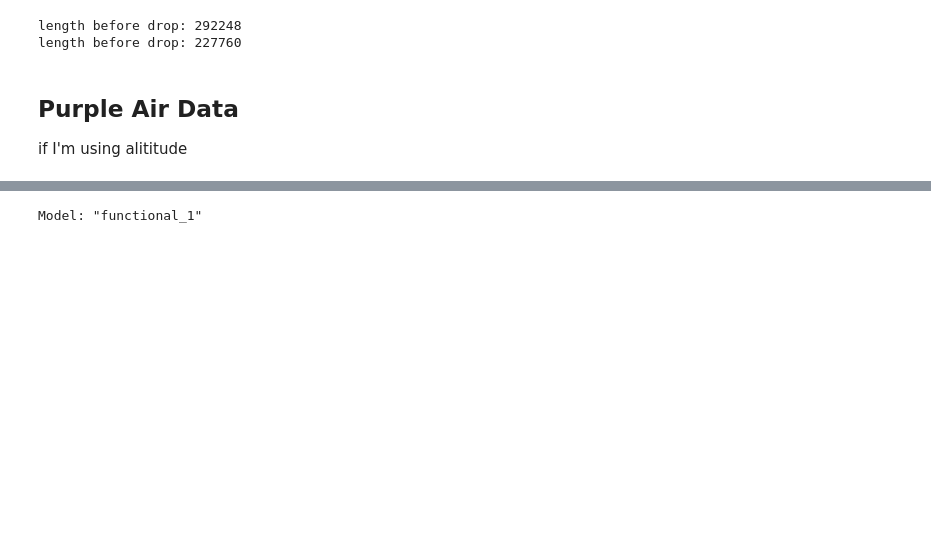
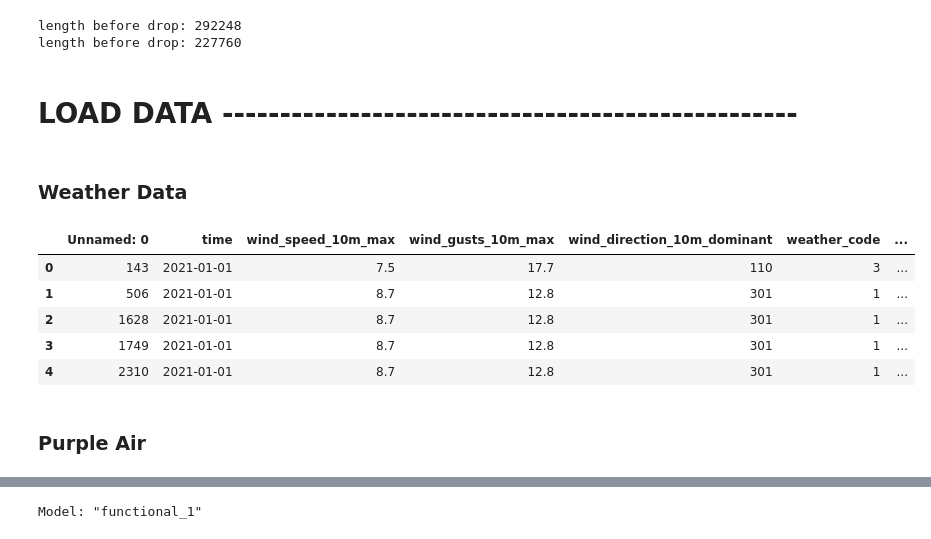
Before and after one commit to jaredfeldman/AI4AQ, a Jupyter notebook: flask_app/jupyter/sensor_ai_generator.ipynb, the cells around one changed output, grey strips where cells are left out. Cells and saved outputs as stored; diff of their text form; code cells hidden in the pictures; blank space fills up the shorter version.

```diff
--- a/flask_app/jupyter/sensor_ai_generator.ipynb
+++ b/flask_app/jupyter/sensor_ai_generator.ipynb
@@ -221,6 +230,3 @@ wind_df_C_2021 =''
 wind_df_E_2022 = ''
 
 #df_wind_2021_2023.to_csv('../static/data/df_wind_2021_2023.csv')
-# %% [markdown]
-## Purple Air Data
-if I'm using alititude
@@ -233,0 +233,16 @@ df_sensors['date'] = pd.to_datetime(df['date'], format='%m/%d/%y')
+# %% [markdown]
+# LOAD DATA --------------------------------------------------
+# %% [markdown]
+### Weather Data
+# %%
+df_wind = pd.read_csv('../static/data/df_wind_2021_2023.csv')
+df_wind.head()
+# %% [output]
+|  | Unnamed: 0 | time | wind_speed_10m_max | wind_gusts_10m_max | wind_direction_10m_dominant | weather_code | ... |
+| 0 | 143 | 2021-01-01 | 7.5 | 17.7 | 110 | 3 | ... |
+| 1 | 506 | 2021-01-01 | 8.7 | 12.8 | 301 | 1 | ... |
+| 2 | 1628 | 2021-01-01 | 8.7 | 12.8 | 301 | 1 | ... |
+| 3 | 1749 | 2021-01-01 | 8.7 | 12.8 | 301 | 1 | ... |
+| 4 | 2310 | 2021-01-01 | 8.7 | 12.8 | 301 | 1 | ... |
+# %% [markdown]
+### Purple Air
```
Also changed, not shown: parts of 29 cells of this notebook, 3 other files.
